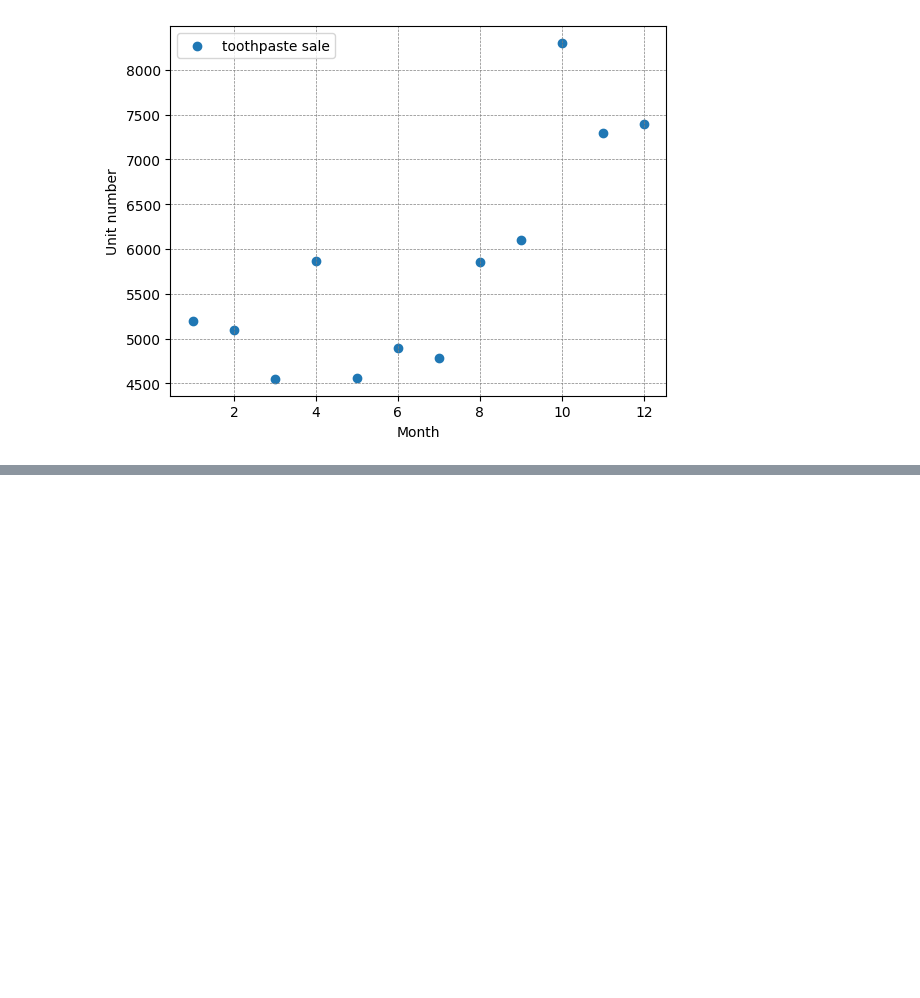
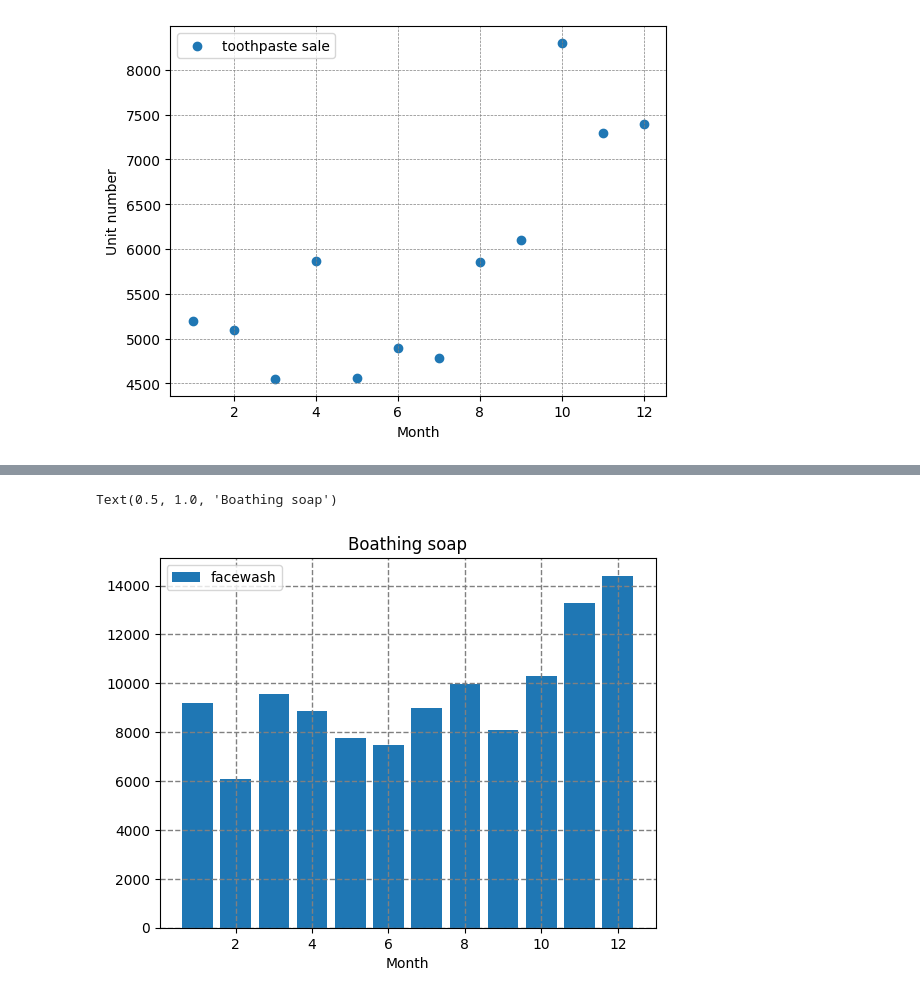
Before and after one commit to nguyenhieuhero/PythonBasic, a Jupyter notebook: w10/11_matplotlib/company-sale/Exercises.ipynb, the cells around one changed output, grey strips where cells are left out. Drawn from its saved outputs; the diff is of its cells as text; code cells hidden in the pictures; blank space fills up the shorter version.

```diff
--- a/w10/11_matplotlib/company-sale/Exercises.ipynb
+++ b/w10/11_matplotlib/company-sale/Exercises.ipynb
@@ -80,6 +92,15 @@ plt.legend()
 ### Exercise 6: Read sales data of bathing soap of all months and show it using a bar chart. Save this plot to your hard disk
 
 ![img](img/06.png)
+# %%
+plt.bar(data['month_number'], data['bathingsoap'], 0.8, label = 'facewash')
+plt.grid(color = 'gray', linestyle = '--', linewidth = 1)
+plt.xlabel("Month")
+plt.legend()
+plt.title("Boathing soap")
+# %% [output]
+Text(0.5, 1.0, 'Boathing soap')
+[figure, added]
 # %% [markdown]
 ### Exercise 7: Read the total profit of each month and show it using the histogram to see the most common profit ranges
 
```
Also changed, not shown: parts of 5 cells of this notebook, 1 other file.
